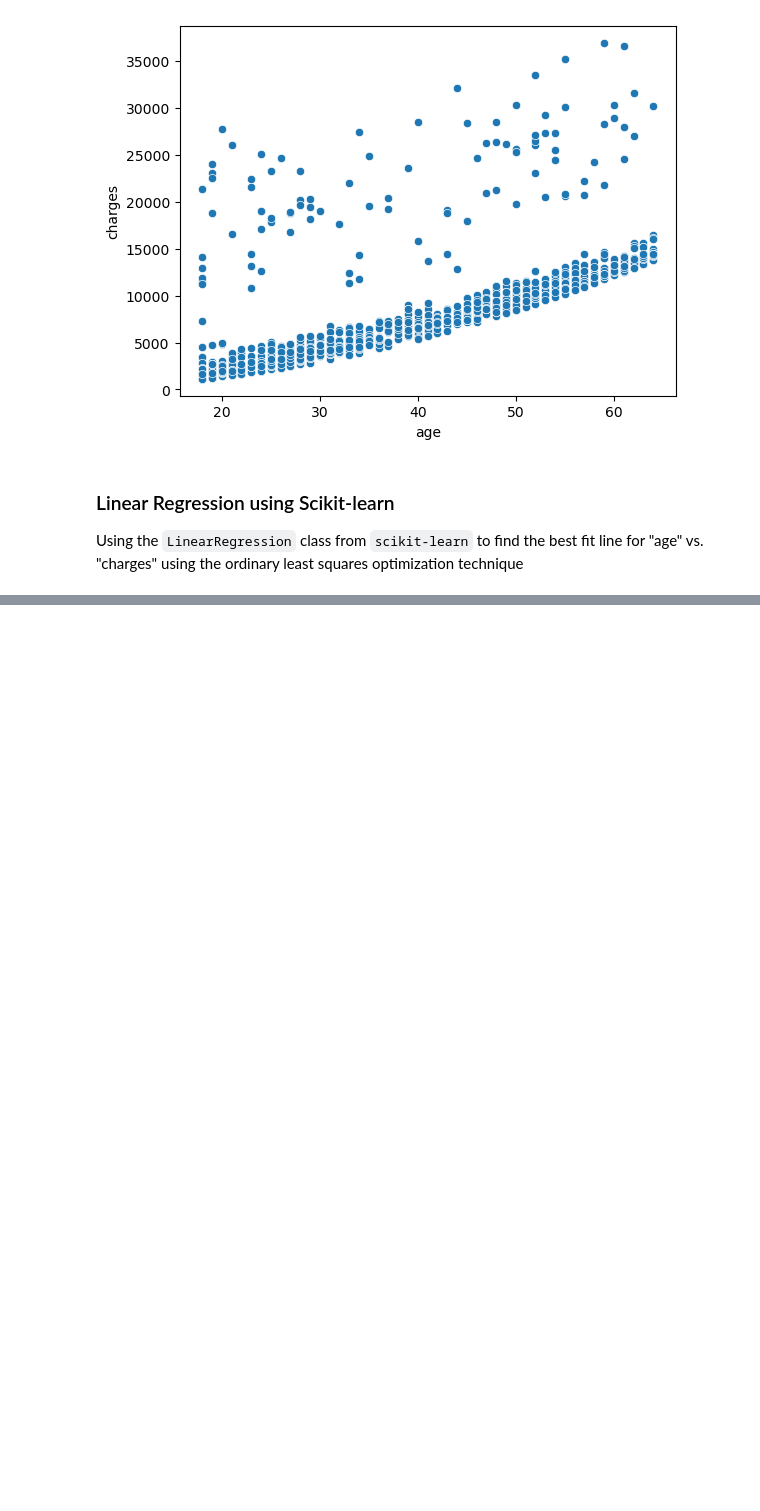
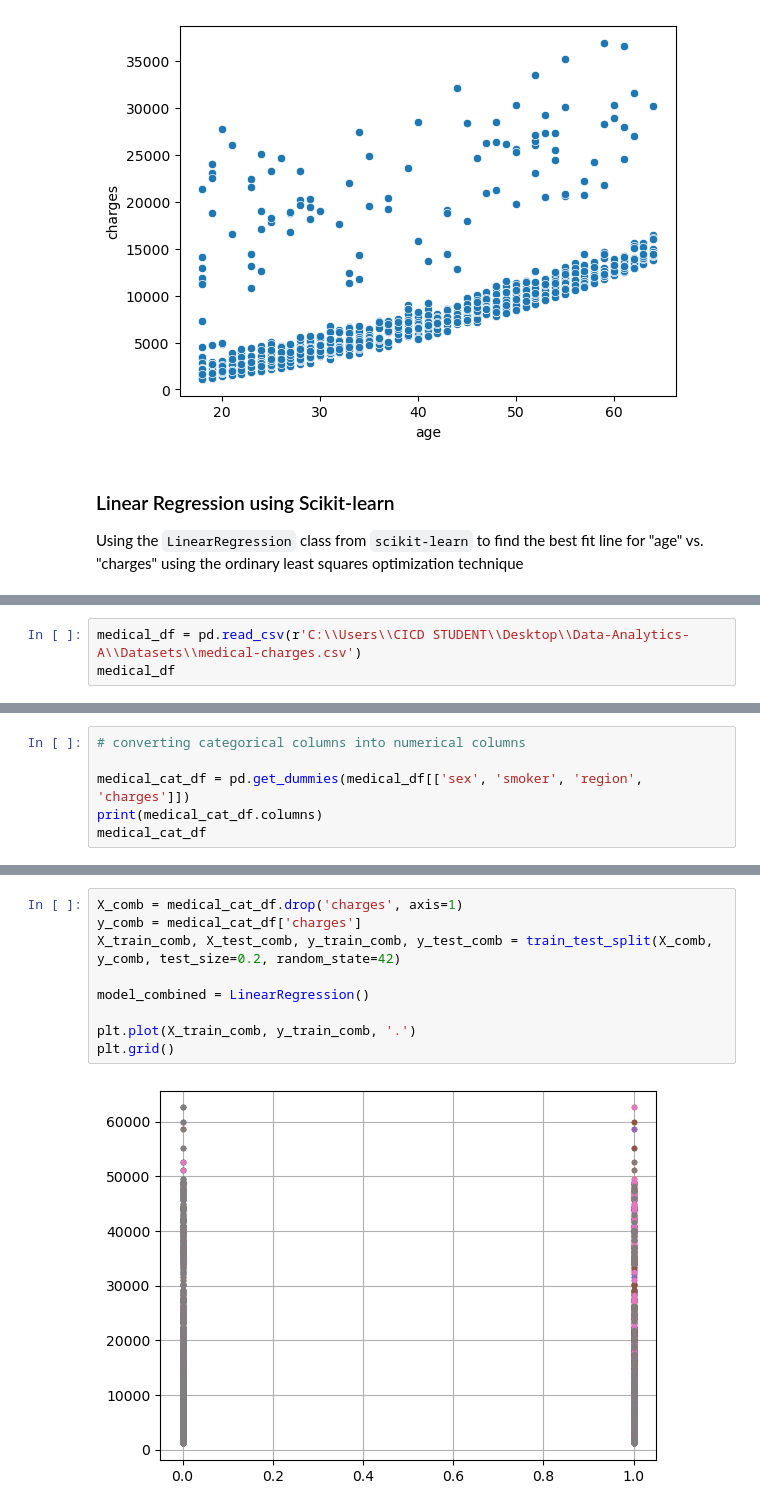
Before and after one commit to sandra-biology/Data-Analytics-A, a Jupyter notebook: Linear regression practice.ipynb, the cells around one changed output, grey strips where cells are left out. Drawn from its saved outputs; the diff is of its cells as text; blank space fills up the shorter version.

```diff
--- a/Linear regression practice.ipynb
+++ b/Linear regression practice.ipynb
@@ -630,0 +573,3 @@ ValueError: could not convert string to float: 'female'
+# %%
+medical_df = pd.read_csv(r'C:\\Users\\CICD STUDENT\\Desktop\\Data-Analytics-A\\Datasets\\medical-charges.csv')
+medical_df
@@ -630,0 +607,6 @@ ValueError: could not convert string to float: 'female'
+# %%
+# converting categorical columns into numerical columns
+
+medical_cat_df = pd.get_dummies(medical_df[['sex', 'smoker', 'region', 'charges']])
+print(medical_cat_df.columns)
+medical_cat_df
@@ -630,0 +631,11 @@ ValueError: could not convert string to float: 'female'
+# %%
+X_comb = medical_cat_df.drop('charges', axis=1)
+y_comb = medical_cat_df['charges']
+X_train_comb, X_test_comb, y_train_comb, y_test_comb = train_test_split(X_comb, y_comb, test_size=0.2, random_state=42)
+
+model_combined = LinearRegression()
+
+plt.plot(X_train_comb, y_train_comb, '.')
+plt.grid()
+# %% [output]
+[figure, added]
```
Also changed, not shown: parts of 70 cells of this notebook.
